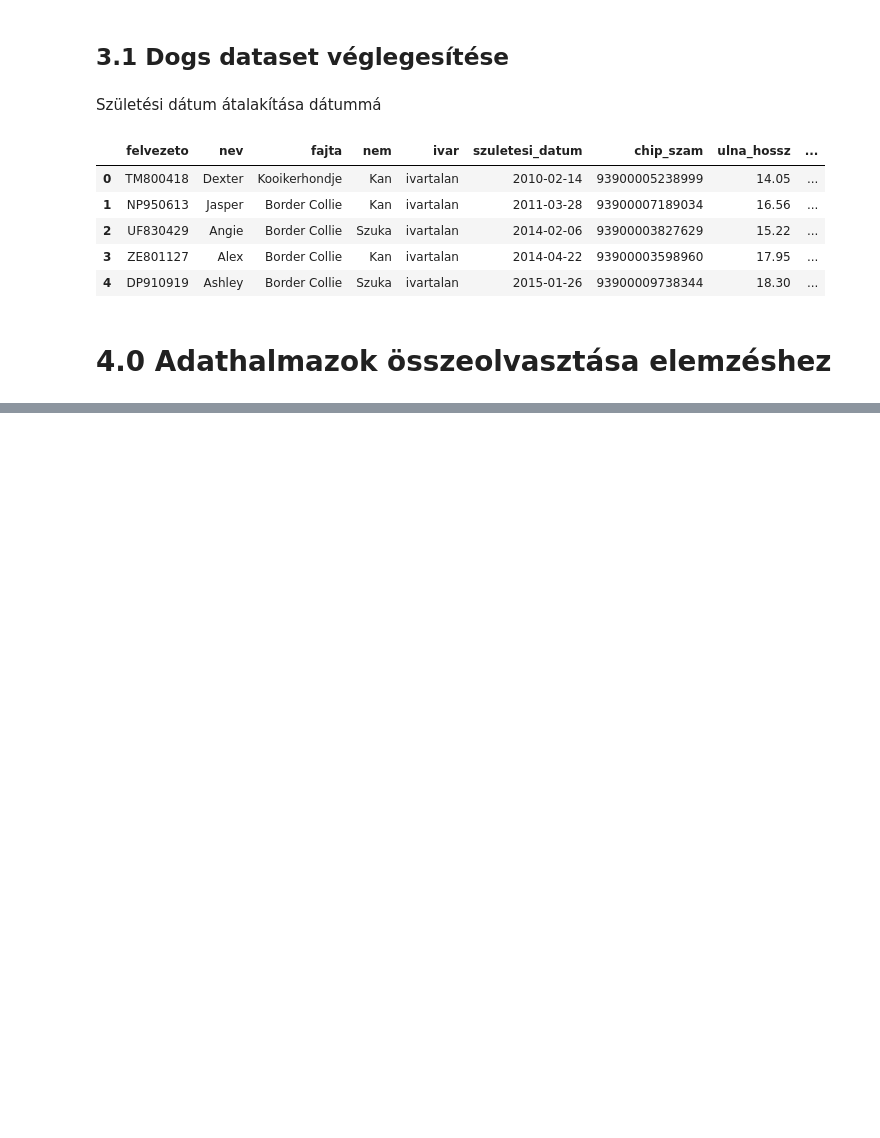
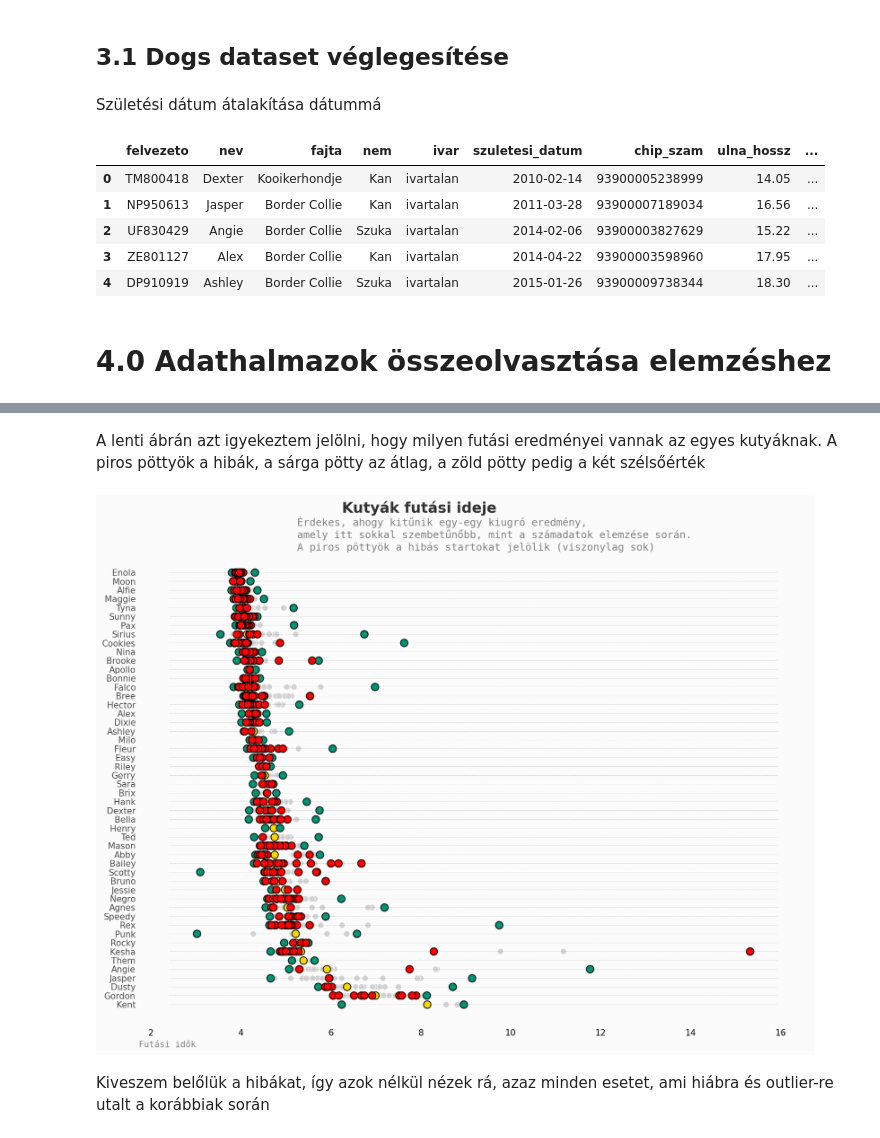
Before and after one commit to datavers/FlyBall, a Jupyter notebook: Flyball.ipynb, the cells around one changed output, grey strips where cells are left out. Drawn from its saved outputs; the diff is of its cells as text; code cells hidden in the pictures; blank space fills up the shorter version.

```diff
--- a/Flyball.ipynb
+++ b/Flyball.ipynb
@@ -735,0 +738,2 @@ dogs.head()
+# %%
+df_merged = wr_final.merge(dogs, left_on='name', right_on='nev', how='left')
@@ -735,0 +742,2 @@ dogs.head()
+# %%
+df_merged.drop(['nev'], axis=1, inplace=True)
@@ -735,0 +746,2 @@ dogs.head()
+# %%
+df_merged['KorVersenykor'] = df_merged['year'] - pd.to_datetime(df_merged['szuletesi_datum']).dt.year
@@ -735,0 +828,61 @@ dogs.head()
+# %% [markdown]
+A lenti ábrán azt igyekeztem jelölni, hogy milyen futási eredményei vannak az egyes kutyáknak. A piros pöttyök a hibák, a sárga pötty az átlag, a zöld pötty pedig a két szélsőérték
+# %%
+background = "#fbfbfb"
+fig, ax = plt.subplots(1,1, figsize=(14, 10),dpi=150)
+fig.patch.set_facecolor(background)
+ax.set_facecolor(background)
+
+top_list_ = df_merged.groupby('name')['time'].mean().sort_values(ascending=True).reset_index().sort_values(by='time',ascending=False)
+
+
+plot = 1
+for dog in top_list_['name']:
+    mean = df_merged[df_merged['name'] == dog].groupby('name')['time'].mean()
+    min = df_merged[df_merged['name'] == dog].groupby('name')['time'].min()
+    max = df_merged[df_merged['name'] == dog].groupby('name')['time'].max()
+    # összes futás
+    sns.scatterplot(data=df_merged[df_merged['name'] == dog], y=plot, x='time',color='lightgray',s=50,ax=ax)
+    # átlag eredmény
+    sns.scatterplot(data=df_merged[df_merged['name'] == dog], y=plot, x=mean,color='gold',ec='black',linewidth=1,s=75,ax=ax)
+    # leggyorsabb futás
+    sns.scatterplot(data=df_merged[df_merged['name'] == dog], y=plot, x=min ,color='#009473',ec='black',linewidth=1,s=75,ax=ax)
+    # leglassabb futás
+    sns.scatterplot(data=df_merged[df_merged['name'] == dog], y=plot, x=max ,color='#009473',ec='black',linewidth=1,s=75,ax=ax)
+    # hibás start
+    sns.scatterplot(data=df_merged[(df_merged['name'] == dog) & (df_merged['start_error'] == True)], y=plot, x='time' ,color='red',ec='black',linewidth=1,s=75,ax=ax)
+    plot += 1
+
+
+ax.set_yticks(top_list_.index+1)
+ax.set_yticklabels(top_list_['name'][::-1], fontdict={'horizontalalignment': 'right'}, alpha=0.7)
+ax.tick_params(axis=u'both', which=u'both',length=0)
+ax.set_xlabel("Futási idők",fontfamily='monospace',loc='left',color='gray')
+
+Xstart, Xend = ax.get_xlim()
+Ystart, Yend = ax.get_ylim()
+
+ax.text(5.25, Yend-1.25,
+'''
+Érdekes, ahogy kitűnik egy-egy kiugró eredmény,
+amely itt sokkal szembetűnőbb, mint a számadatok elemzése során.
+A piros pöttyök a hibás startokat jelölik (viszonylag sok)
+''', fontsize=12, fontweight='light', fontfamily='monospace',color='gray')
+
+for s in ['top','right','bottom','left']:
+    ax.spines[s].set_visible(False)
+
+Xstart, Xend = ax.get_xlim()
+Ystart, Yend = ax.get_ylim()
+
+ax.hlines(y=top_list_.index+1, xmin=Xstart, xmax=Xend, color='gray', alpha=0.5, linewidth=.3, linestyles='--')
+ax.set_axisbelow(True)
+ax.text(6.25, Yend+4.3, 'Kutyák futási ideje', fontsize=17, fontweight='bold', color='#323232')
+
+
+
+plt.show();
+# %% [output]
+[figure, added]
+# %% [markdown]
+Kiveszem belőlük a hibákat, így azok nélkül nézek rá, azaz minden esetet, ami hiábra és outlier-re utalt a korábbiak során
```
Also changed, not shown: parts of 23 cells of this notebook.
